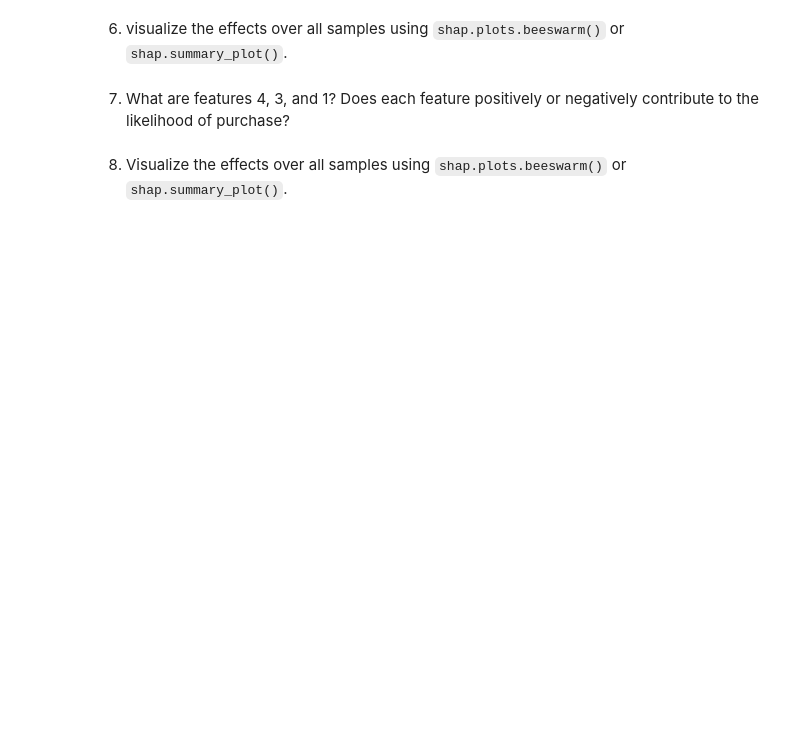
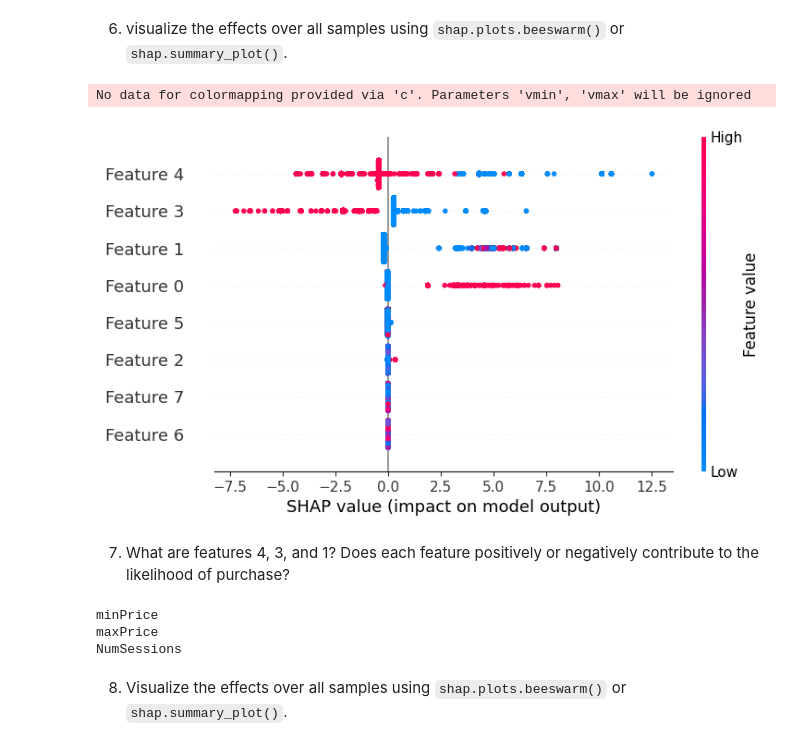
Before and after one commit to ddealwis09/FourthBrain, a Jupyter notebook: assignments/week-06-supervised-ml/nb/electronics-purchase-prediction.ipynb, the cells around one changed output. Drawn from its saved outputs; the diff is of its cells as text; code cells hidden in the pictures; blank space fills up the shorter version.

```diff
--- a/assignments/week-06-supervised-ml/nb/electronics-purchase-prediction.ipynb
+++ b/assignments/week-06-supervised-ml/nb/electronics-purchase-prediction.ipynb
@@ -518,6 +493,6 @@ confusion matrix:
 # %%
 %%time
 from sklearn.svm import SVC
-svm_model = SVC()
+svm_model = LinearSVC()
 svm_model.fit(X_train_reduced, y_train)
 svm_pred = svm_model.predict(X_test_reduced)
@@ -553,8 +548,8 @@ Intepretation of a linear model such as logistic regression is staightforward, h
 # %%
 from sklearn.ensemble import GradientBoostingClassifier
 # %%
-%%time
-gbt_model = None # YOUR CODE HERE
+#%%time
+gbt_model = GradientBoostingClassifier()
 gbt_model.fit(X_train_reduced, y_train)
 gbt_pred = gbt_model.predict(X_test_reduced)
 # %% [markdown]
@@ -582,7 +585,7 @@ X_test_reduced_subset = X_test_reduced[idx, ]
 assert X_test_reduced_subset.shape == (subset_size, 8)
 # %%
 import shap
-explainer = None# YOUR CODE HERE
+explainer = shap.Explainer(gbt_model)
 # %%
 %%time
-shap_values = None # YOUR CODE HERE
+shap_values = explainer(X_test_reduced_subset)
@@ -590,5 +596,9 @@ shap_values = None # YOUR CODE HERE
 6. visualize the effects over all samples using `shap.plots.beeswarm()` or `shap.summary_plot()`.
 # %%
 # YOUR CODE HERE
+shap.plots.beeswarm(shap_values)
+# %% [output]
+No data for colormapping provided via 'c'. Parameters 'vmin', 'vmax' will be ignored
+[figure, added]
 # %% [markdown]
 7. What are features 4, 3, and 1? Does each feature positively or negatively contribute to the likelihood of purchase?
@@ -597,3 +605,17 @@ shap_values = None # YOUR CODE HERE
+# %%
+# YOUR CODE HERE
+# feature 4 negative contribution
+print(train_df.columns[4])
+
+# feature 3 negative contribution
+print(train_df.columns[3])
+
+# feature 1 positive contribution
+print(train_df.columns[1])
+# %% [output]
+minPrice
+maxPrice
+NumSessions
 # %% [markdown]
 8. Visualize the effects over all samples using `shap.plots.beeswarm()` or `shap.summary_plot()`.
 # %%
```
Also changed, not shown: parts of 19 cells of this notebook, 1 other file.
